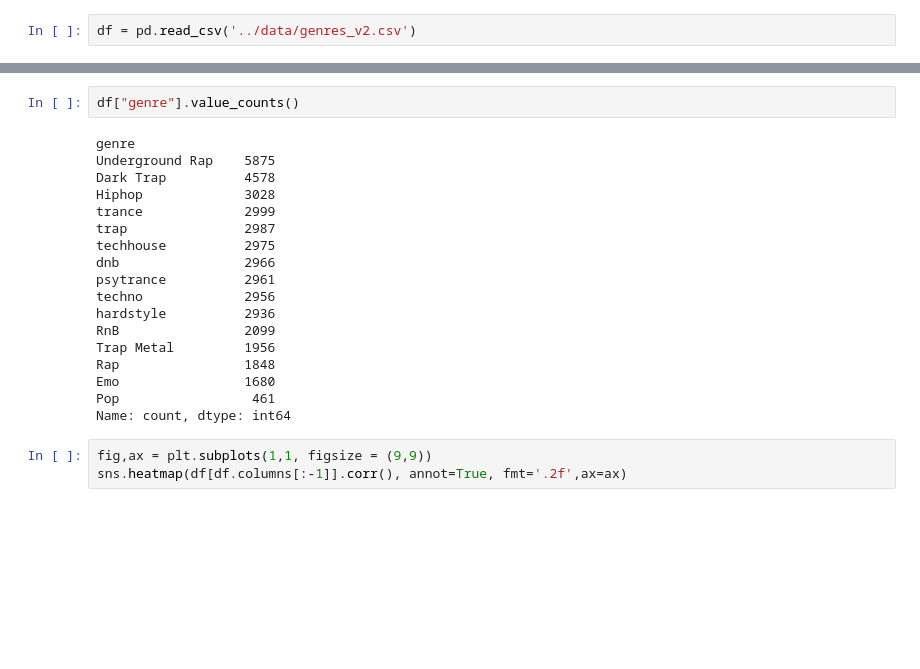
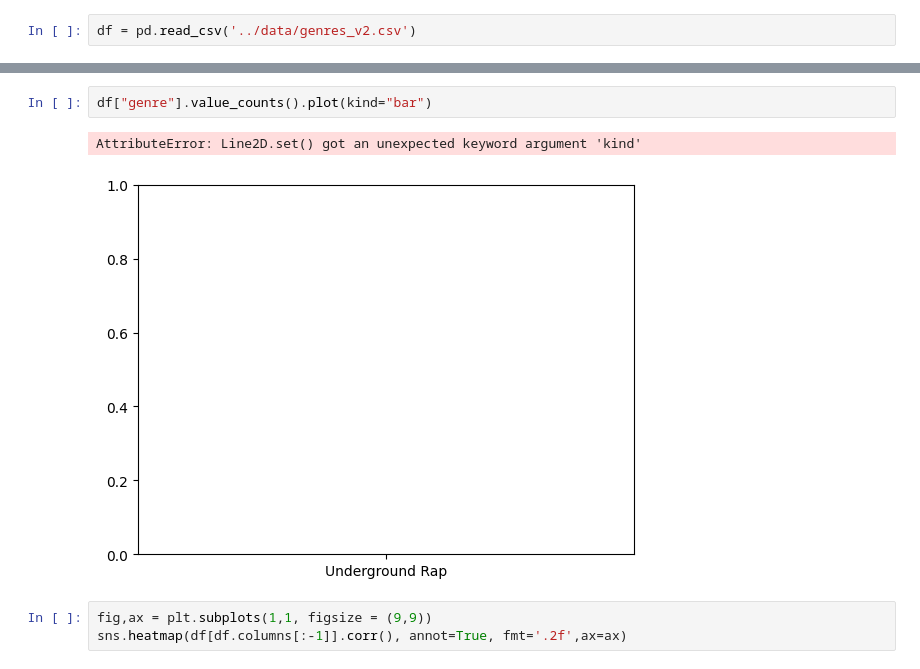
Before and after one commit to Barathaner/Breast-Cancer-Dataset, a Jupyter notebook: code/preprocessing.ipynb, the cells around one changed output, grey strips where cells are left out. Saved outputs shown, nothing was run; the diff lists cells and outputs as text; blank space fills up the shorter version.

```diff
--- a/code/preprocessing.ipynb
+++ b/code/preprocessing.ipynb
@@ -43,25 +43,10 @@ df.describe()
 | 75% | 0.766000 | 0.923000 | 9.000000 | -4.513000 | 1.000000 | 0.193000 | 0.107000 | 0.722000 | ... |
 | max | 0.988000 | 1.000000 | 11.000000 | 3.148000 | 1.000000 | 0.946000 | 0.988000 | 0.989000 | ... |
 # %%
-df["genre"].value_counts()
+df["genre"].value_counts().plot(kind="bar")
 # %% [output]
-genre
-Underground Rap    5875
-Dark Trap          4578
-Hiphop             3028
-trance             2999
-trap               2987
-techhouse          2975
-dnb                2966
-psytrance          2961
-techno             2956
-hardstyle          2936
-RnB                2099
-Trap Metal         1956
-Rap                1848
-Emo                1680
-Pop                 461
-Name: count, dtype: int64
+AttributeError: Line2D.set() got an unexpected keyword argument 'kind'
+[figure, added]
 # %%
 fig,ax = plt.subplots(1,1, figsize = (9,9))
 sns.heatmap(df[df.columns[:-1]].corr(), annot=True, fmt='.2f',ax=ax)
```
Also changed, not shown: 2 other files.
